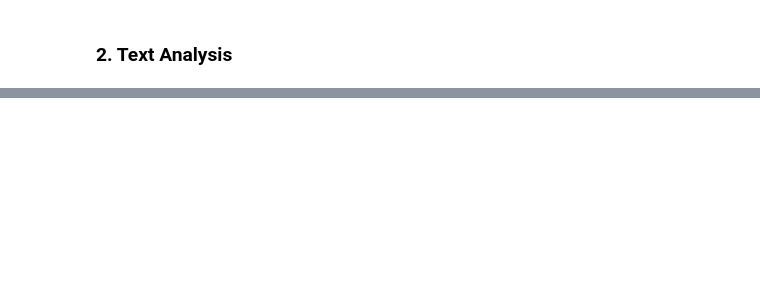
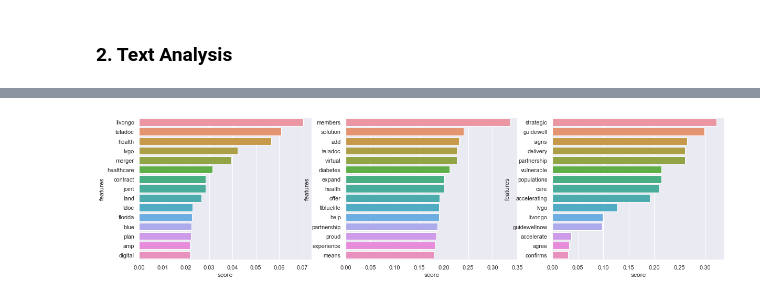
Before and after one commit to medherd/twitter, a Jupyter notebook: analysis/Untitled.ipynb, the cells around one changed output, grey strips where cells are left out. Saved outputs shown, nothing was run; the diff lists cells and outputs as text; code cells hidden in the pictures; blank space fills up the shorter version.

```diff
--- a/analysis/Untitled.ipynb
+++ b/analysis/Untitled.ipynb
@@ -118,0 +163,23 @@ one.text, one.polarity
+# %%
+def get_top_features_cluster(tf_idf_array, prediction, n_feats):
+    labels = np.unique(prediction)
+    dfs = []
+    for label in labels:
+        id_temp = np.where(prediction==label) # indices for each cluster
+        x_means = np.mean(tf_idf_array[id_temp], axis = 0) # returns average score across cluster
+        sorted_means = np.argsort(x_means)[::-1][:n_feats] # indices with top 20 scores
+        features = tf_idf_vec.get_feature_names()
+        best_features = [(features[i], x_means[i]) for i in sorted_means]
+        df = pd.DataFrame(best_features, columns = ['features', 'score'])
+        dfs.append(df)
+    return dfs
+
+dfs = get_top_features_cluster(tf_idf_array, labels, 15)
+# %%
+fig, axes = plt.subplots(1, 3, figsize=(20,5))
+
+sns.barplot(x='score',y='features',data=dfs[0], orient='h', ax=axes[0])
+sns.barplot(x='score',y='features',data=dfs[1], orient='h', ax=axes[1])
+sns.barplot(x='score',y='features',data=dfs[2], orient='h', ax=axes[2]);
+# %% [output]
+[figure, added]
```
Also changed, not shown: parts of 19 cells of this notebook, 9 other files.
